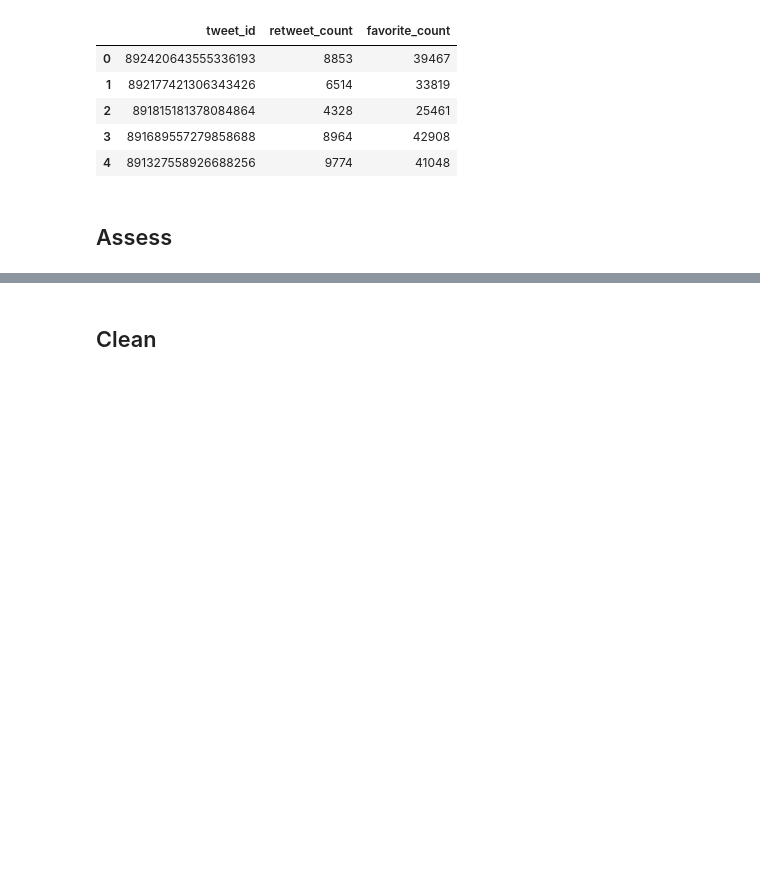
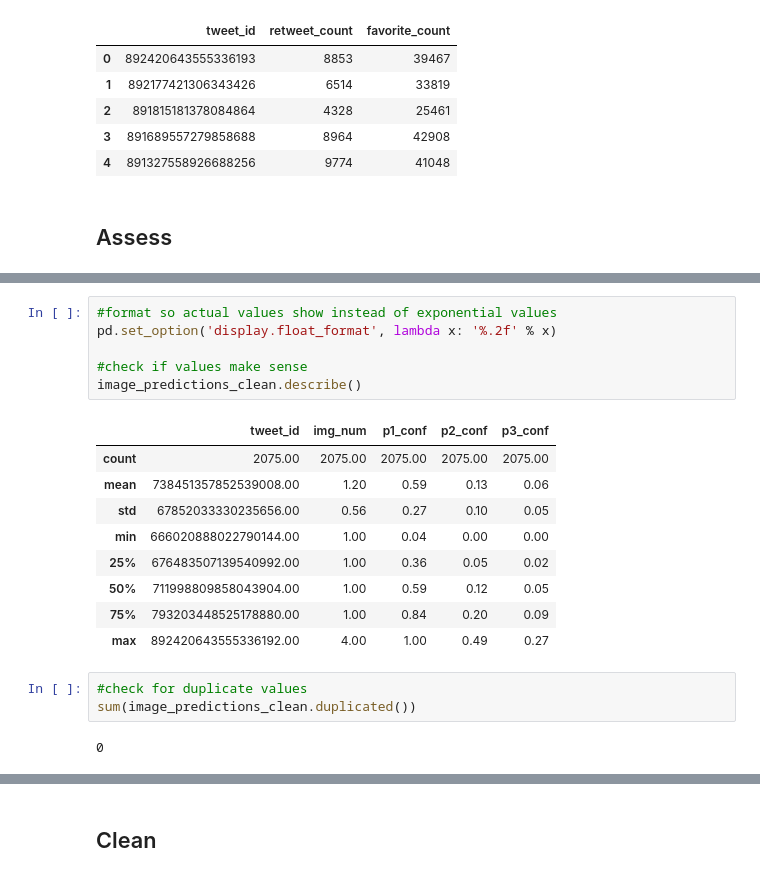
Before and after one commit to PhilipKarns/we_rate_dogs, a Jupyter notebook: wrangle_act.ipynb, the cells around one changed output, grey strips where cells are left out. Cells and saved outputs as stored; diff of their text form; blank space fills up the shorter version.

```diff
--- a/wrangle_act.ipynb
+++ b/wrangle_act.ipynb
@@ -141,0 +196,21 @@ json_info_clean.head()
+# %%
+#format so actual values show instead of exponential values
+pd.set_option('display.float_format', lambda x: '%.2f' % x)
+
+#check if values make sense
+image_predictions_clean.describe()
+# %% [output]
+|  | tweet_id | img_num | p1_conf | p2_conf | p3_conf |
+| count | 2075.00 | 2075.00 | 2075.00 | 2075.00 | 2075.00 |
+| mean | 738451357852539008.00 | 1.20 | 0.59 | 0.13 | 0.06 |
+| std | 67852033330235656.00 | 0.56 | 0.27 | 0.10 | 0.05 |
+| min | 666020888022790144.00 | 1.00 | 0.04 | 0.00 | 0.00 |
+| 25% | 676483507139540992.00 | 1.00 | 0.36 | 0.05 | 0.02 |
+| 50% | 711998809858043904.00 | 1.00 | 0.59 | 0.12 | 0.05 |
+| 75% | 793203448525178880.00 | 1.00 | 0.84 | 0.20 | 0.09 |
+| max | 892420643555336192.00 | 4.00 | 1.00 | 0.49 | 0.27 |
+# %%
+#check for duplicate values
+sum(image_predictions_clean.duplicated())
+# %% [output]
+0
```
Also changed, not shown: parts of 18 cells of this notebook.
